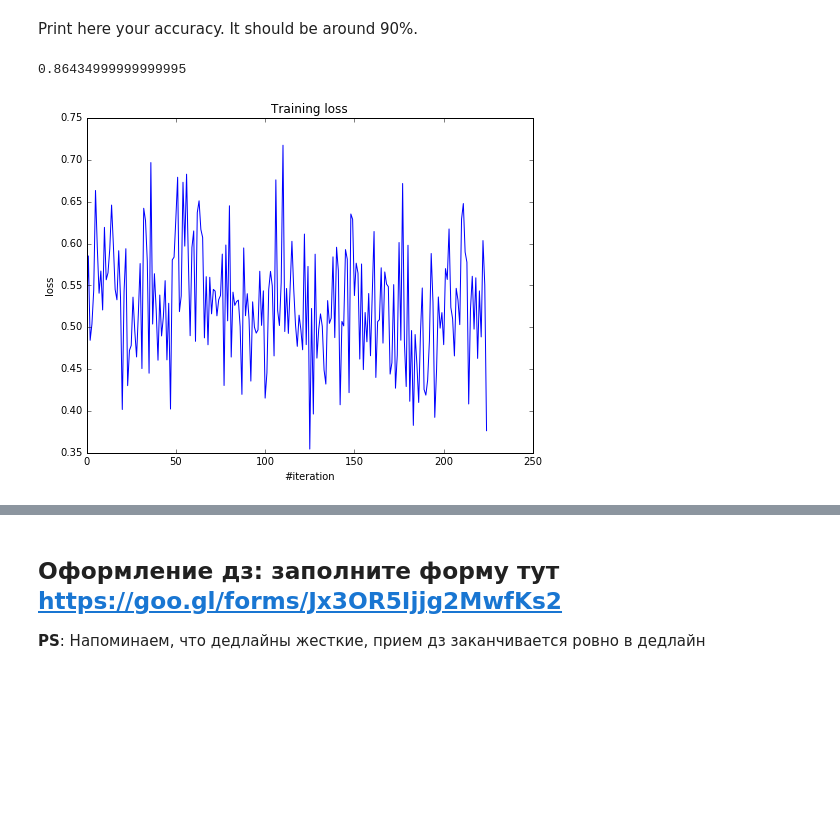
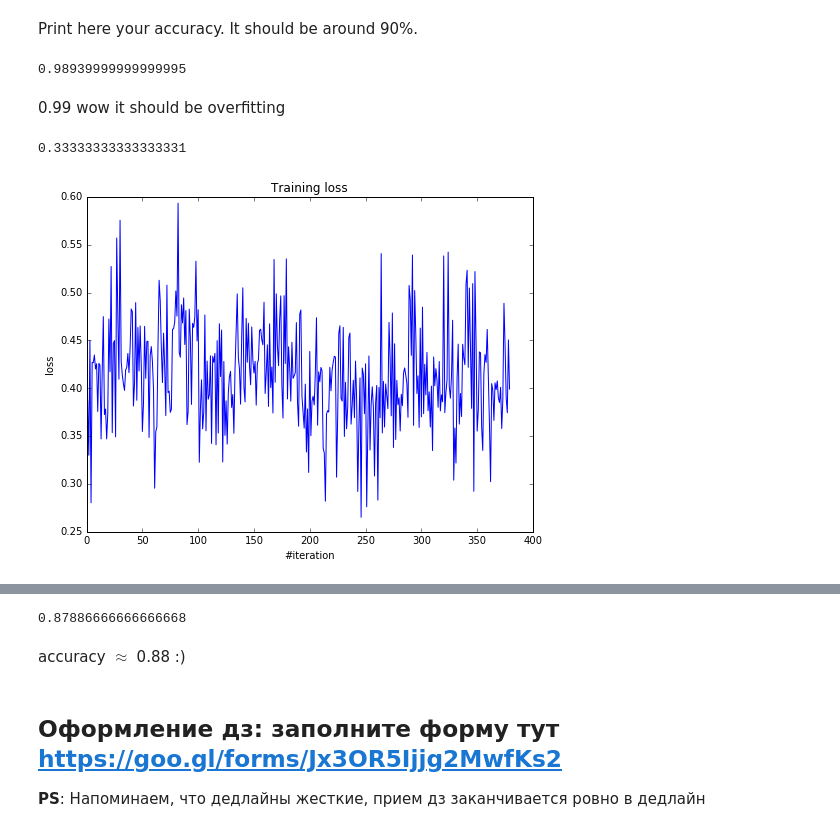
Before and after one commit to ale3otik/ML_MIPT_2017, a Jupyter notebook: home_work/hw_5/hw1_main.ipynb, the cells around one changed output, grey strips where cells are left out. Saved outputs shown, nothing was run; the diff lists cells and outputs as text; code cells hidden in the pictures; blank space fills up the shorter version.

```diff
--- a/home_work/hw_5/hw1_main.ipynb
+++ b/home_work/hw_5/hw1_main.ipynb
@@ -339,19 +342,22 @@ optimizer_config = {'learning_rate' : 1e-2, 'momentum': 0.9}
 optimizer_state = {}
 
 # Looping params
-n_epoch = 10
+n_epoch = 20
 batch_size = 400
 
 net = Sequential()
-net.add(Linear(X.shape[1], X.shape[1]/2))
-net.add(Dropout(p=0.9))
+net.add(Linear(X.shape[1], 400))
+net.add(Dropout(p=0.95))
 net.add(LeakyReLU())
-net.add(Linear(X.shape[1]/2, X.shape[1]/4))
-net.add(Dropout(p=0.9))
-net.add(ReLU())
-net.add(Linear(X.shape[1]/4, Y.shape[1]))
-net.add(Dropout(p=0.9))
+net.add(Linear(400, 300))
+net.add(Dropout(p=0.95))
 net.add(LeakyReLU())
+net.add(Linear(300, 100))
+net.add(Dropout(p=0.95))
+net.add(LeakyReLU())
+net.add(Linear(100, 50))
+net.add(LeakyReLU())
+net.add(Linear(50, Y.shape[1]))
 net.add(SoftMax())
 
 criterion = ClassNLLCriterion()
@@ -378,21 +384,27 @@ ans = [np.argmax(p) for p in predictions]
 check = [np.argmax(p) for p in Y]
 accuracy_score(ans,check)
 # %% [output]
-0.86434999999999995
+0.98939999999999995
+# %% [markdown]
+0.99 wow it should be overfitting
+# %%
+accuracy_score([1,2,3],[3,2,1])
+# %% [output]
+0.33333333333333331
 # %%
 l = int(len(X)/2)
 X_train = X[0:l]
 X_test = X[l:]
 Y_train = Y[0:l]
-Y_test = X[:l]
+Y_test = Y[l:]
 X = X_train
 Y = Y_train
 
 training_example()
 predictions = net.forward(X_test)
-loss = criterion.forward(predictions, Y_test)
+# loss = criterion.forward(predictions, Y_test)
 ans = [np.argmax(p) for p in predictions]
 check = [np.argmax(p) for p in Y_test]
 accuracy_score(ans,check)
 # %% [output]
-[figure, old version]
+[figure, new version]
@@ -399,3 +412,6 @@ accuracy_score(ans,check)
+0.87886666666666668
+# %% [markdown]
+accuracy $\approx$ 0.88 :)
 # %% [markdown]
 **Оформление дз**: заполните форму тут https://goo.gl/forms/Jx3OR5Ijjg2MwfKs2
 ----------
```
Also changed, not shown: parts of 3 cells of this notebook.
